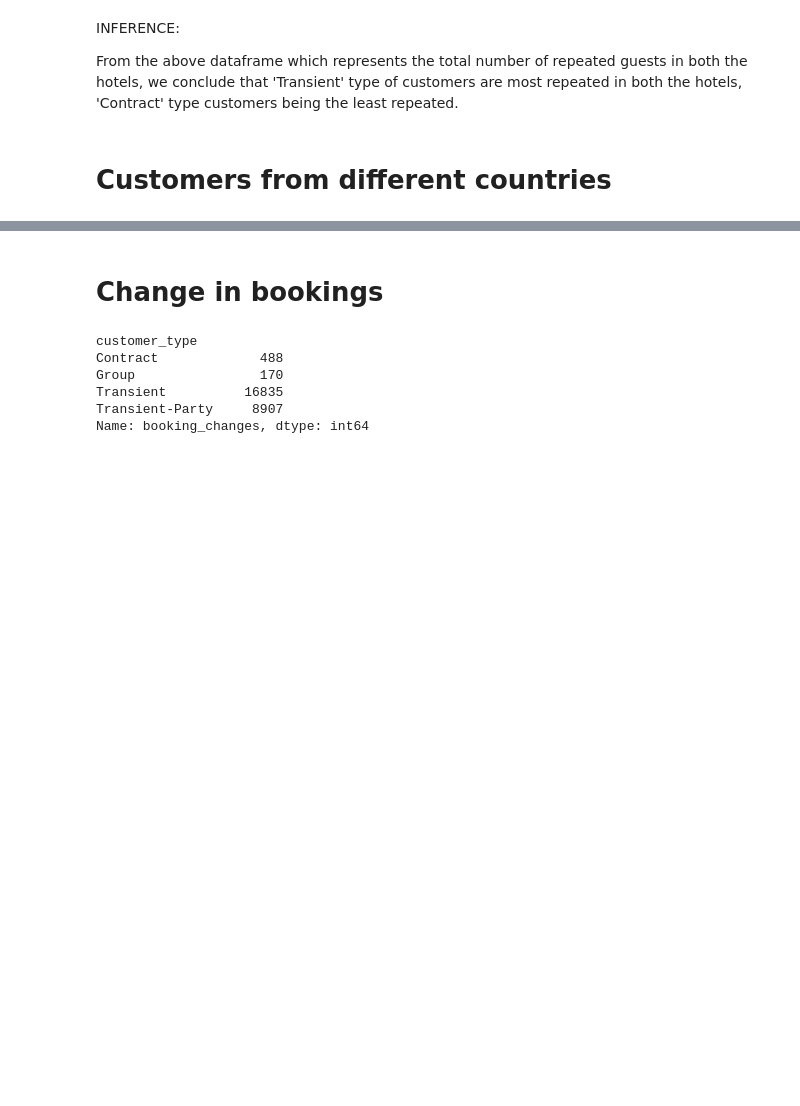
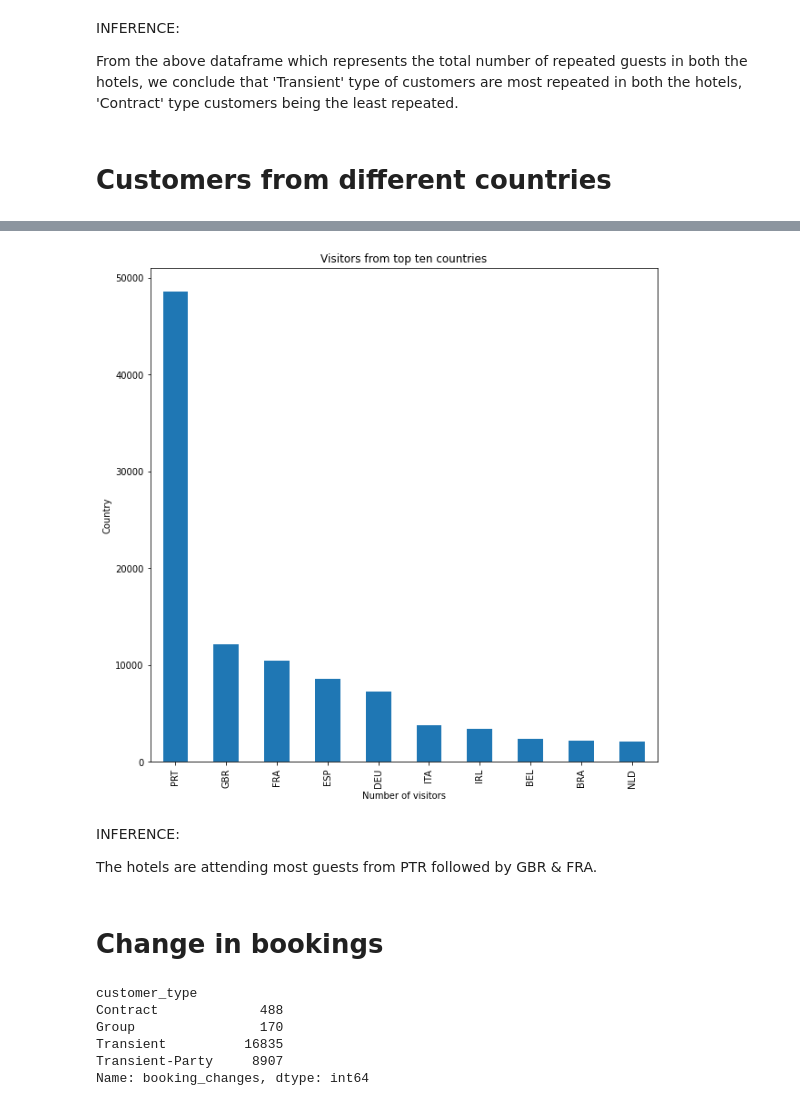
Before and after one commit to Shyam-S-Mishra/EDA-Hotel-Booking-Capstone-Project, a Jupyter notebook: Shyam_Shubham_Mishra_Hotel_Booking_Analysis_Capstone_Project.ipynb, the cells around one changed output, grey strips where cells are left out. Drawn from its saved outputs; the diff is of its cells as text; code cells hidden in the pictures; blank space fills up the shorter version.

```diff
--- a/Shyam_Shubham_Mishra_Hotel_Booking_Analysis_Capstone_Project.ipynb
+++ b/Shyam_Shubham_Mishra_Hotel_Booking_Analysis_Capstone_Project.ipynb
@@ -168,3 +168,6 @@ INFERENCE:
 From the above dataframe which represents the total number of repeated guests in both the hotels, we conclude that 'Transient' type of customers are most repeated in both the hotels, 'Contract' type customers being the least repeated.
 # %% [markdown]
 # Customers from different countries
+# %%
+# Finding the top 10 countries from where the hotels are attending most guests
+top_ten_countries_customers = hotel_df['country'].value_counts().head(10)
@@ -171,3 +188,21 @@ From the above dataframe which represents the total number of repeated guests in
+# %%
+# Creating a bar plot to visualize visitors from top ten countries
+
+top_ten_countries_customers.plot(kind = 'bar')
+
+plt.title('Visitors from top ten countries')
+plt.ylabel('Country')
+plt.xlabel('Number of visitors')
+
+# Fixing the size of the plot
+
+plt.rcParams['figure.figsize'] = (10,10)
+# %% [output]
+[figure, added]
+# %% [markdown]
+INFERENCE:
+
+The hotels are attending most guests from PTR followed by GBR & FRA.
 # %% [markdown]
 # Change in bookings
 # %%
```
Also changed, not shown: parts of 2 cells of this notebook.
